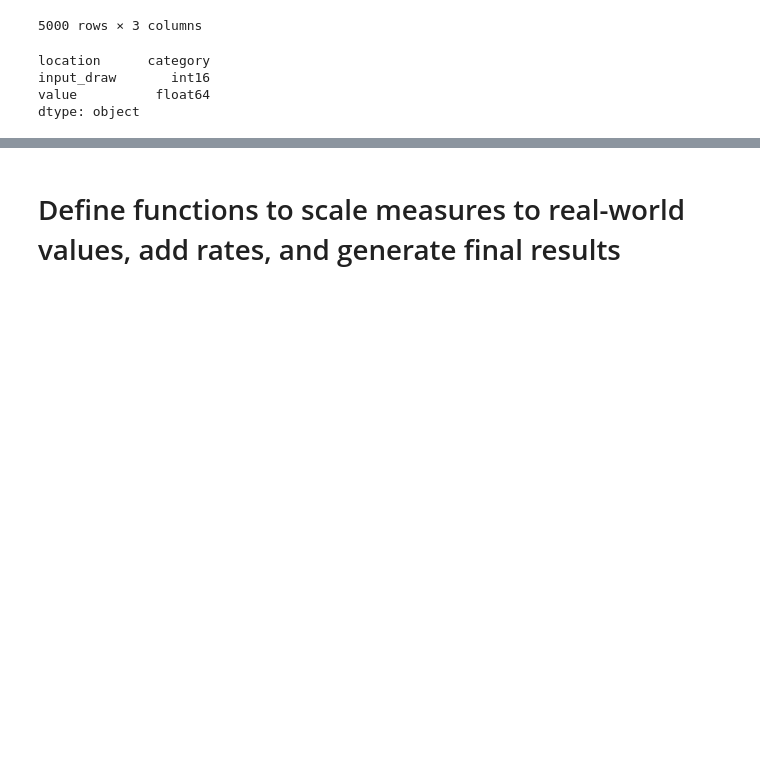
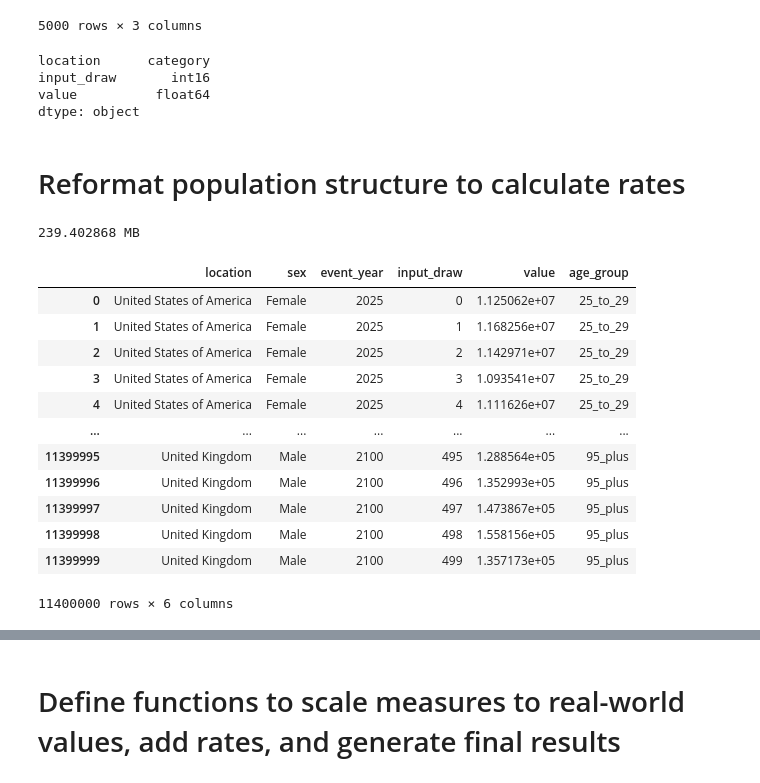
Before and after one commit to ihmeuw/vivarium_research_alzheimers, a Jupyter notebook: results_tables/2025_10_30_results_tables_ndbs.ipynb, the cells around one changed output, grey strips where cells are left out. Saved outputs shown, nothing was run; the diff lists cells and outputs as text; code cells hidden in the pictures; blank space fills up the shorter version.

Commit message:
filter years when loading; reformat population structure for rate calculations

```diff
--- a/results_tables/2025_10_30_results_tables_ndbs.ipynb
+++ b/results_tables/2025_10_30_results_tables_ndbs.ipynb
@@ -256,6 +256,9 @@ year_dtype = 'int16'
 # concatenating different draws from different results directories
 input_draw_dtype = 'int16'
 
+# Order sexes alphabetically
+sex_dtype = pd.CategoricalDtype(['Female', 'Male'], ordered=True)
+
 # Order age groups chronologically
 age_groups = [f'{age}_to_{age + 4}' for age in range(25, 95, 5)] + ['95_plus']
 age_group_dtype = pd.CategoricalDtype(age_groups, ordered=True)
@@ -268,6 +271,7 @@ colname_to_dtype = {
     'location': all_locations_dtype,
     'event_year': year_dtype,
     'age_group': age_group_dtype,
+    'sex': sex_dtype,
     'scenario': scenario_dtype,
     'input_draw': input_draw_dtype,
 }
@@ -283,7 +287,10 @@ age_bins = art.load('population.age_bins')
 age_map = (
     age_bins
     .reset_index()
-    .assign(age_group=lambda df: df['age_group_name'].str.replace(' ', '_'))
+    .assign(
+        age_group=lambda df: df['age_group_name'].str.replace(' ', '_')
+        .astype(colname_to_dtype['age_group'])
+    )
     # Filter to ages that actually appear in our sim
     .query("age_start >= 25")
 )
@@ -757,9 +785,8 @@ art_model_scale.T.describe()
 #     .astype({'location': all_locations_dtype})
 # )
 
-def convert_to_sim_format(df, colname_to_dtype=colname_to_dtype):
+def convert_to_sim_format(df, age_map=age_map, colname_to_dtype=colname_to_dtype):
     """Convert artifact data to a format compatible with sim output."""
-    # TODO: Also convert age_start/age_end to age_group
     # input_draw_dtype = colname_to_dtype.get('input_draw', 'int')
     # colname_to_dtype = {c: dtype for c, dtype
     #                     in colname_to_dtype.items() if c in df.index.names}
@@ -779,6 +806,14 @@ def convert_to_sim_format(df, colname_to_dtype=colname_to_dtype):
              in colname_to_dtype.items() if c in df}
         ))
     )
+    # Convert age_start/age_end to age_group using age_map
+    if 'age_start' in new_df and 'age_end' in new_df:
+        age_map = age_map.set_index(['age_start', 'age_end'])['age_group']
+        new_df = (
+            new_df
+            .join(age_map, on=['age_start', 'age_end'])
+            .drop(columns=['age_start', 'age_end'])
+        )
     return new_df
 
 model_scale = convert_to_sim_format(art_model_scale)
@@ -804,3 +839,41 @@ location      category
 input_draw       int16
 value          float64
 dtype: object
+# %% [markdown]
+# Reformat population structure to calculate rates
+# %%
+def reformat_population_structure(
+    population_structure,
+    age_map=age_map,
+    colname_to_dtype=colname_to_dtype,
+):
+    pop_structure = (
+        population_structure
+        # Filter to ages and years used in the sim
+        .query("age_start >= 25 and year_start >= 2025")
+        .pipe(convert_to_sim_format, age_map, colname_to_dtype)
+    )
+    # Copy 2050 population forward through 2100
+    pop_2050 = pop_structure.query("event_year == 2050")
+    future_years = [pop_2050.assign(event_year=y) for y in range(2051, 2101)]
+    pop_structure = pd.concat([pop_structure, *future_years], ignore_index=True)
+    return pop_structure
+
+pop_structure_sim = reformat_population_structure(pop_structure)
+print_memory_usage(pop_structure_sim)
+pop_structure_sim
+# %% [output]
+239.402868 MB
+|  | location | sex | event_year | input_draw | value | age_group |
+| 0 | United States of America | Female | 2025 | 0 | 1.125062e+07 | 25_to_29 |
+| 1 | United States of America | Female | 2025 | 1 | 1.168256e+07 | 25_to_29 |
+| 2 | United States of America | Female | 2025 | 2 | 1.142971e+07 | 25_to_29 |
+| 3 | United States of America | Female | 2025 | 3 | 1.093541e+07 | 25_to_29 |
+| 4 | United States of America | Female | 2025 | 4 | 1.111626e+07 | 25_to_29 |
+| ... | ... | ... | ... | ... | ... | ... |
+| 11399995 | United Kingdom | Male | 2100 | 495 | 1.288564e+05 | 95_plus |
+| 11399996 | United Kingdom | Male | 2100 | 496 | 1.352993e+05 | 95_plus |
+| 11399997 | United Kingdom | Male | 2100 | 497 | 1.473867e+05 | 95_plus |
+| 11399998 | United Kingdom | Male | 2100 | 498 | 1.558156e+05 | 95_plus |
+| 11399999 | United Kingdom | Male | 2100 | 499 | 1.357173e+05 | 95_plus |
+11400000 rows × 6 columns
```
Also changed, not shown: parts of 6 cells of this notebook.
